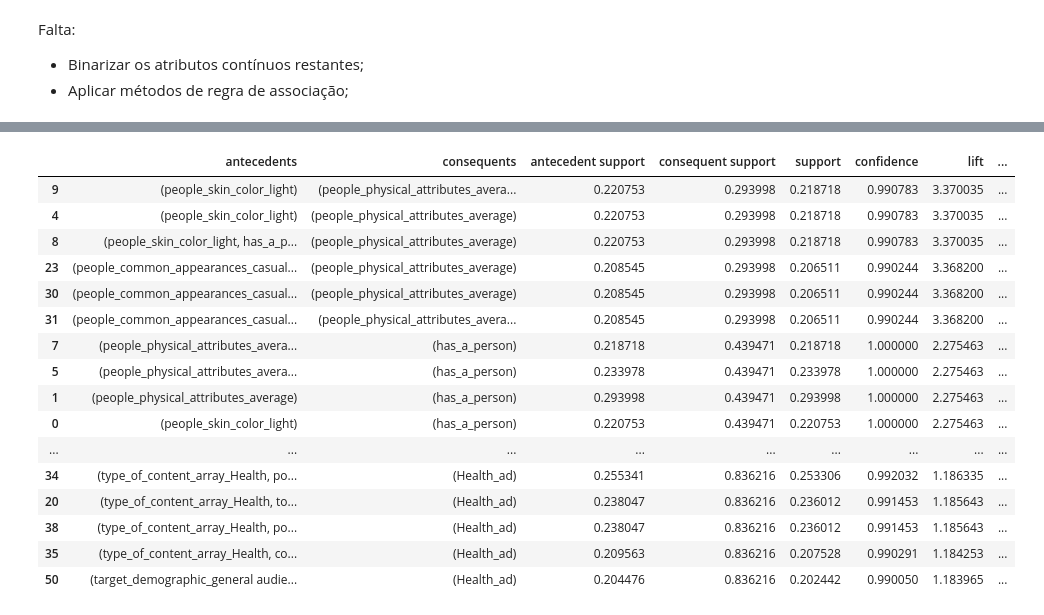
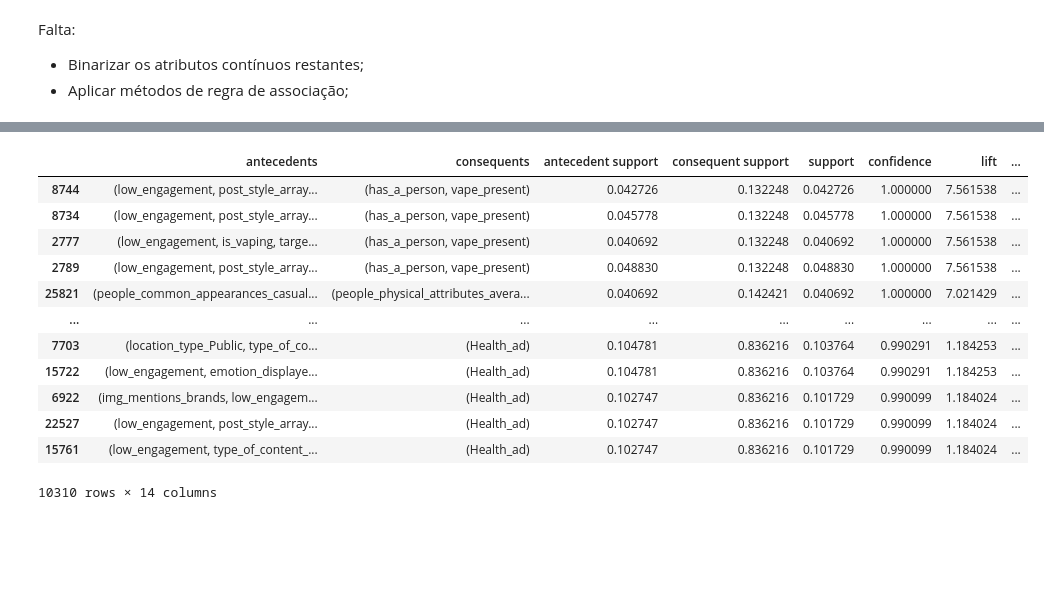
Before and after one commit to Patrick448/Data-Mining, a Jupyter notebook: 3-association-rules/association-rules.ipynb, the cells around one changed output, grey strips where cells are left out. Drawn from its saved outputs; the diff is of its cells as text; code cells hidden in the pictures; blank space fills up the shorter version.

```diff
--- a/3-association-rules/association-rules.ipynb
+++ b/3-association-rules/association-rules.ipynb
@@ -131,6 +131,7 @@ Length: 110, dtype: object
 # %%
 df['engagement_total'] = ((df['likes'] + df['num_comments'] + df['video_view_count'])/(df['followers']+1))*100
 df['high_engagement'] = np.where(df['engagement_total'] >= df['engagement_total'].quantile(0.75), True, False)
+df['low_engagement'] = ~ df['high_engagement']
 df.drop(columns=['engagement_total', 'likes', 'num_comments', 'video_view_count', 'followers'], inplace=True)
 # %%
 
@@ -211,7 +212,7 @@ df
 # %%
 from mlxtend.frequent_patterns import apriori
 
-itemsets = apriori(df, min_support=0.2, use_colnames=True)
+itemsets = apriori(df, min_support=0.04, use_colnames=True)
 itemsets
 # %% [output]
 |  | support | itemsets |
@@ -229,0 +251,6 @@ itemsets
+# %%
+from mlxtend.frequent_patterns import association_rules
+
+regras = association_rules(itemsets, metric="confidence", min_threshold=0.99)
+regras.sort_values(by="lift", ascending=False, inplace=True)
+regras
@@ -230,23 +271,20 @@ itemsets
 # %%
-from mlxtend.frequent_patterns import association_rules
 
-regras = association_rules(itemsets, metric="confidence", min_threshold=0.99)
-regras.sort_values(by="lift", ascending=False)
+he_c = regras['antecedents'].apply(lambda x: 'high_engagement' in x)
+le_c = regras['antecedents'].apply(lambda x: 'low_engagement' in x)
+
+regras[le_c].sort_values(by='lift', ascending=False)
 # %% [output]
 |  | antecedents | consequents | antecedent support | consequent support | support | confidence | lift | ... |
-| 9 | (people_skin_color_light) | (people_physical_attributes_avera... | 0.220753 | 0.293998 | 0.218718 | 0.990783 | 3.370035 | ... |
-| 4 | (people_skin_color_light) | (people_physical_attributes_average) | 0.220753 | 0.293998 | 0.218718 | 0.990783 | 3.370035 | ... |
-| 8 | (people_skin_color_light, has_a_p... | (people_physical_attributes_average) | 0.220753 | 0.293998 | 0.218718 | 0.990783 | 3.370035 | ... |
-| 23 | (people_common_appearances_casual... | (people_physical_attributes_average) | 0.208545 | 0.293998 | 0.206511 | 0.990244 | 3.368200 | ... |
-| 30 | (people_common_appearances_casual... | (people_physical_attributes_average) | 0.208545 | 0.293998 | 0.206511 | 0.990244 | 3.368200 | ... |
-| 31 | (people_common_appearances_casual... | (people_physical_attributes_avera... | 0.208545 | 0.293998 | 0.206511 | 0.990244 | 3.368200 | ... |
-| 7 | (people_physical_attributes_avera... | (has_a_person) | 0.218718 | 0.439471 | 0.218718 | 1.000000 | 2.275463 | ... |
-| 5 | (people_physical_attributes_avera... | (has_a_person) | 0.233978 | 0.439471 | 0.233978 | 1.000000 | 2.275463 | ... |
-| 1 | (people_physical_attributes_average) | (has_a_person) | 0.293998 | 0.439471 | 0.293998 | 1.000000 | 2.275463 | ... |
-| 0 | (people_skin_color_light) | (has_a_person) | 0.220753 | 0.439471 | 0.220753 | 1.000000 | 2.275463 | ... |
+| 8744 | (low_engagement, post_style_array... | (has_a_person, vape_present) | 0.042726 | 0.132248 | 0.042726 | 1.000000 | 7.561538 | ... |
+| 8734 | (low_engagement, post_style_array... | (has_a_person, vape_present) | 0.045778 | 0.132248 | 0.045778 | 1.000000 | 7.561538 | ... |
+| 2777 | (low_engagement, is_vaping, targe... | (has_a_person, vape_present) | 0.040692 | 0.132248 | 0.040692 | 1.000000 | 7.561538 | ... |
+| 2789 | (low_engagement, post_style_array... | (has_a_person, vape_present) | 0.048830 | 0.132248 | 0.048830 | 1.000000 | 7.561538 | ... |
+| 25821 | (people_common_appearances_casual... | (people_physical_attributes_avera... | 0.040692 | 0.142421 | 0.040692 | 1.000000 | 7.021429 | ... |
 | ... | ... | ... | ... | ... | ... | ... | ... | ... |
-| 34 | (type_of_content_array_Health, po... | (Health_ad) | 0.255341 | 0.836216 | 0.253306 | 0.992032 | 1.186335 | ... |
-| 20 | (type_of_content_array_Health, to... | (Health_ad) | 0.238047 | 0.836216 | 0.236012 | 0.991453 | 1.185643 | ... |
-| 38 | (type_of_content_array_Health, po... | (Health_ad) | 0.238047 | 0.836216 | 0.236012 | 0.991453 | 1.185643 | ... |
-| 35 | (type_of_content_array_Health, co... | (Health_ad) | 0.209563 | 0.836216 | 0.207528 | 0.990291 | 1.184253 | ... |
-| 50 | (target_demographic_general audie... | (Health_ad) | 0.204476 | 0.836216 | 0.202442 | 0.990050 | 1.183965 | ... |
+| 7703 | (location_type_Public, type_of_co... | (Health_ad) | 0.104781 | 0.836216 | 0.103764 | 0.990291 | 1.184253 | ... |
+| 15722 | (low_engagement, emotion_displaye... | (Health_ad) | 0.104781 | 0.836216 | 0.103764 | 0.990291 | 1.184253 | ... |
+| 6922 | (img_mentions_brands, low_engagem... | (Health_ad) | 0.102747 | 0.836216 | 0.101729 | 0.990099 | 1.184024 | ... |
+| 22527 | (low_engagement, post_style_array... | (Health_ad) | 0.102747 | 0.836216 | 0.101729 | 0.990099 | 1.184024 | ... |
+| 15761 | (low_engagement, type_of_content_... | (Health_ad) | 0.102747 | 0.836216 | 0.101729 | 0.990099 | 1.184024 | ... |
+10310 rows × 14 columns
```
Also changed, not shown: parts of 4 cells of this notebook.
